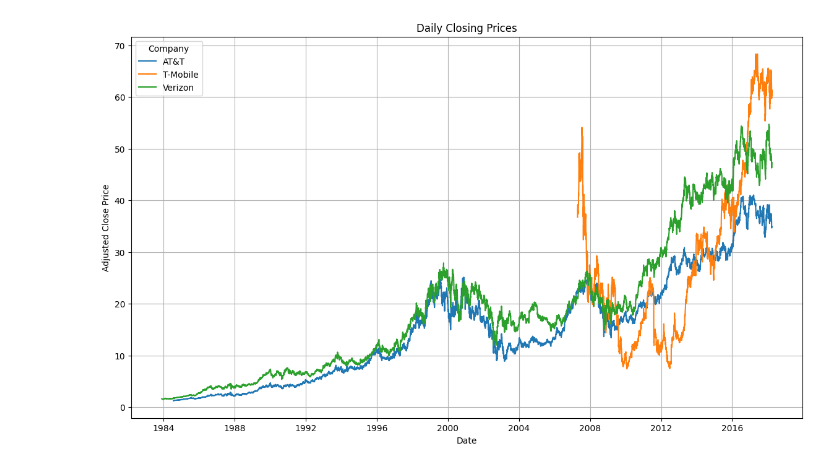
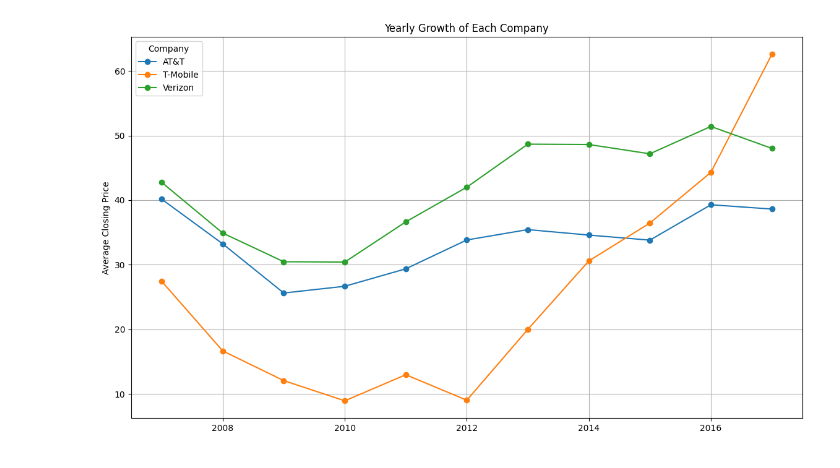
Before and after one commit to KendallBurkett/Project-1, a Jupyter notebook: juan-test.ipynb, the cells around one changed output. Cells and saved outputs as stored; diff of their text form; code cells hidden in the pictures.

```diff
--- a/juan-test.ipynb
+++ b/juan-test.ipynb
@@ -86,18 +87,3 @@ combined_data.head()
 | 8489 | AT&T | 1984-07-23 | 59.25 | 59.75 | 58.75 | 59.50 | 276100.0 | 0.0 | 1.0 | 1.264577 | ... |
 | 8488 | AT&T | 1984-07-24 | 59.75 | 60.38 | 59.62 | 60.00 | 129100.0 | 0.0 | 1.0 | 1.275248 | ... |
 | 8487 | AT&T | 1984-07-25 | 60.00 | 61.37 | 59.87 | 60.75 | 152400.0 | 0.0 | 1.0 | 1.280584 | ... |
-# %%
-# Plot daily closing prices
-plt.figure(figsize=(14, 8))
-for company in combined_data['Company'].unique():
-    company_data = combined_data[combined_data['Company'] == company]
-    plt.plot(company_data['Date'], company_data['Adj. Close'], label=company)
-
-plt.title('Daily Closing Prices')
-plt.xlabel('Date')
-plt.ylabel('Adjusted Close Price')
-plt.legend(title='Company')
-plt.grid(True)
-plt.show()
-# %% [output]
-[figure, removed]
@@ -104 +106,17 @@ plt.show()
+# %%
+# Group by Year and Company and calculate the mean Close price
+filtered_yearly_growth = filtered_data.groupby(['Year', 'Company'])['Close'].mean().unstack()
+
+# Plot the data
+plt.figure(figsize=(14, 8))
+for Company in filtered_yearly_growth.columns:
+    plt.plot(filtered_yearly_growth.index, filtered_yearly_growth[Company], marker='o', label=Company)
+
+plt.title('Yearly Growth of Each Company')
+plt.ylabel('Average Closing Price')
+plt.legend(title='Company')
+plt.grid(True)
+plt.show()
+# %% [output]
+[figure, added]
 # %%
```
Also changed, not shown: parts of 7 cells of this notebook.
